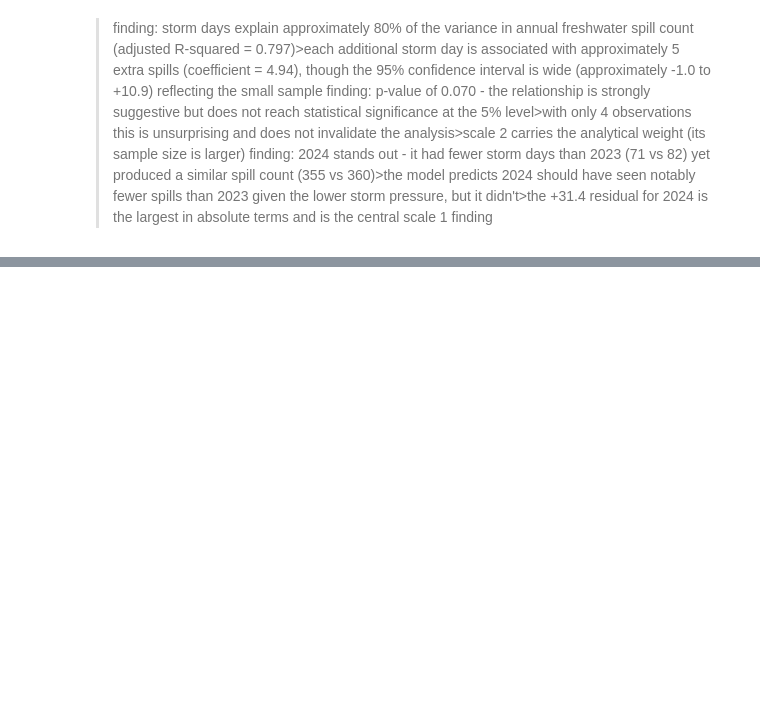
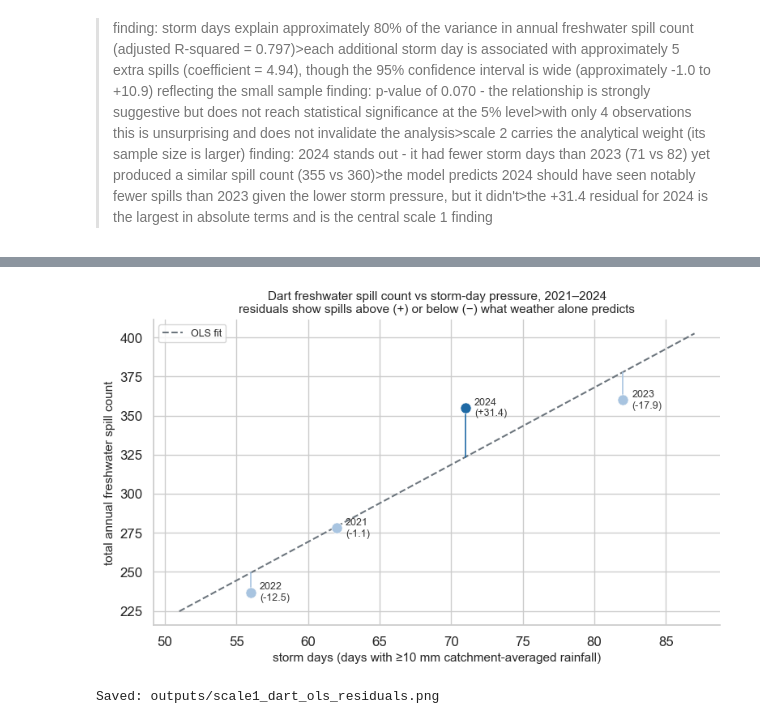
Before and after one commit to jacobway2/-dart-sewage-project, a Jupyter notebook: blog.ipynb, the cells around one changed output, grey strips where cells are left out. Drawn from its saved outputs; the diff is of its cells as text; code cells hidden in the pictures; blank space fills up the shorter version.

Commit message:
Complete Section 4b: add OLS residuals chart

```diff
--- a/blog.ipynb
+++ b/blog.ipynb
@@ -1318,0 +1325,37 @@ Scale 1 OLS summary (storm_days_10):
+# %%
+fig, ax = plt.subplots(figsize=(8, 5))# creates the figure and a single axes object to plot on - figsize sets the output dimensions
+
+x_range = np.linspace(dart_annual['storm_days_10'].min() - 5, dart_annual['storm_days_10'].max() + 5, 200) # generates 200 evenly spaced x values slightly beyond the observed range so the fit line doesnt end too abruptly
+y_fit = dart_ols_10.params['Intercept'] + dart_ols_10.params['storm_days_10'] * x_range # finds y = a + bx at each point in x_range using the fitted intercept and slope coefficients - gives the predicted spill count at any storm_days_10 value
+ax.plot(x_range, y_fit, color=COLOUR_NATIONAL, linewidth=1.5, linestyle='--', label='OLS fit', zorder=2) # draws the fit line in grey - zorder=2 places it behind the data points and residual lines (which are drawn at higher zorders)
+
+for _, row in dart_annual.iterrows(): # iterates through dart_annual row by row - one iteration per year - giving access to each years storm days, fitted value, actual count and residual as a named series
+    above = row['residual_10'] > 0 # true if actual spill count is above the models prediction for this year - determines colour and sign prefix below
+    colour = COLOUR_DART if above else '#a8c4e0' # dark blue if above predicted, light blue if below - makes the direction of each residual visible without needing to read the label
+    residual_sign = '+' if above else '' # adds a + before positive residuals so labels read (+31.4) and (-17.9) rather than (31.4) and (-17.9)
+
+    # plots a vertical line between the fitted value and the actual value for this year - the length of this line is the residual, its direction shows whether actual was above or below the models ptrediction
+    ax.plot([row['storm_days_10'], row['storm_days_10']], [row['fitted_10'], row['total_spill_count']],
+            color=colour, linewidth=1.2, zorder=3)
+
+    ax.scatter(row['storm_days_10'], row['total_spill_count'],
+               color=colour, s=90, zorder=5, edgecolors='white', linewidths=0.5) # plots the actual observed spill count - zorder=5 ensures it draws on top of the residual line
+
+    ax.annotate(f"{int(row['year'])}\n({residual_sign}{row['residual_10']:.1f})",
+                xy=(row['storm_days_10'], row['total_spill_count']),
+                xytext=(8, 0), textcoords='offset points',
+                fontsize=9, color='#333333', va='center') # places a text label at each point showing the year and residual value - xytext=(8,0) offsets it to the right so it doesnt overlap the marker
+
+# defines the labels and styling
+ax.set_xlabel('storm days (days with ≥10 mm catchment-averaged rainfall)', fontsize=11)
+ax.set_ylabel('total annual freshwater spill count', fontsize=11)
+ax.set_title('Dart freshwater spill count vs storm-day pressure, 2021–2024\nresiduals show spills above (+) or below (−) what weather alone predicts', fontsize=11)
+ax.legend(fontsize=9)
+sns.despine(ax=ax)
+plt.tight_layout()
+plt.savefig(os.path.join(OUTPUTS_DIR, 'scale1_dart_ols_residuals.png'), dpi=150, bbox_inches='tight')
+plt.show()
+print('Saved: outputs/scale1_dart_ols_residuals.png') # prints save location and filename
+# %% [output]
+[figure, added]
+Saved: outputs/scale1_dart_ols_residuals.png
```
Also changed, not shown: parts of 3 cells of this notebook, 1 other file.
